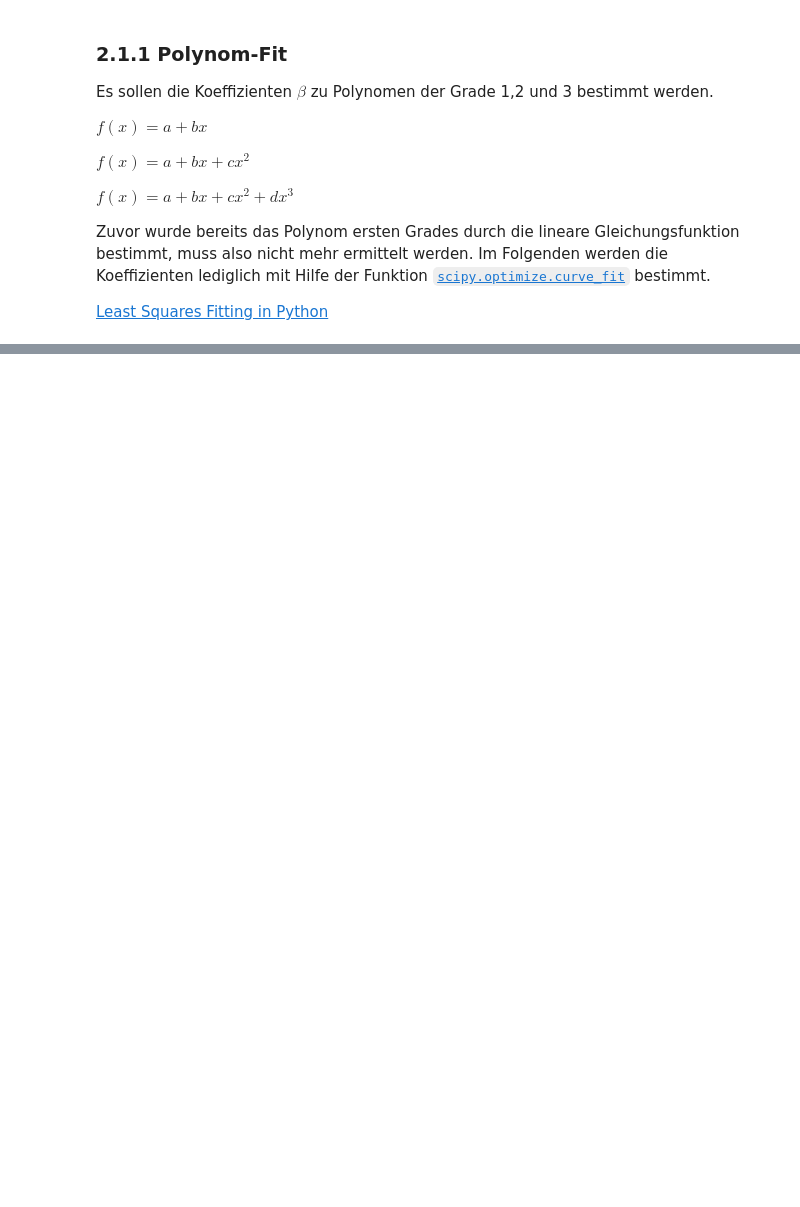
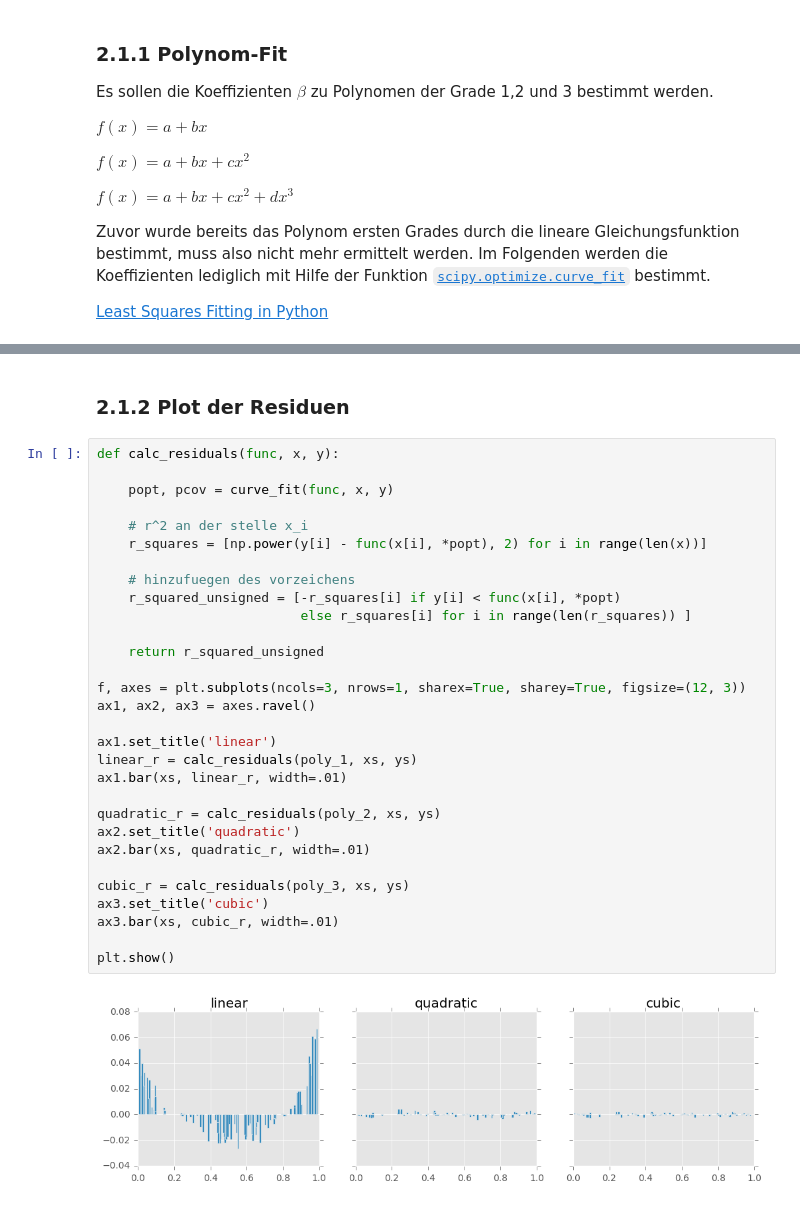
Before and after one commit to captain-proton/aise, a Jupyter notebook: documentation/source/nia/jupyter_nb/exercise_2.ipynb, the cells around one changed output, grey strips where cells are left out. Cells and saved outputs as stored; diff of their text form; blank space fills up the shorter version.

```diff
--- a/documentation/source/nia/jupyter_nb/exercise_2.ipynb
+++ b/documentation/source/nia/jupyter_nb/exercise_2.ipynb
@@ -147,0 +156,34 @@ a=0.059, b=-0.084, c=0.230, d=0.834
+# %% [markdown]
+### 2.1.2 Plot der Residuen
+# %%
+def calc_residuals(func, x, y):
+
+    popt, pcov = curve_fit(func, x, y)
+
+    # r^2 an der stelle x_i
+    r_squares = [np.power(y[i] - func(x[i], *popt), 2) for i in range(len(x))]
+
+    # hinzufuegen des vorzeichens
+    r_squared_unsigned = [-r_squares[i] if y[i] < func(x[i], *popt)
+                          else r_squares[i] for i in range(len(r_squares)) ]
+
+    return r_squared_unsigned
+
+f, axes = plt.subplots(ncols=3, nrows=1, sharex=True, sharey=True, figsize=(12, 3))
+ax1, ax2, ax3 = axes.ravel()
+
+ax1.set_title('linear')
+linear_r = calc_residuals(poly_1, xs, ys)
+ax1.bar(xs, linear_r, width=.01)
+
+quadratic_r = calc_residuals(poly_2, xs, ys)
+ax2.set_title('quadratic')
+ax2.bar(xs, quadratic_r, width=.01)
+
+cubic_r = calc_residuals(poly_3, xs, ys)
+ax3.set_title('cubic')
+ax3.bar(xs, cubic_r, width=.01)
+
+plt.show()
+# %% [output]
+[figure, added]
```
Also changed, not shown: parts of 22 cells of this notebook.
